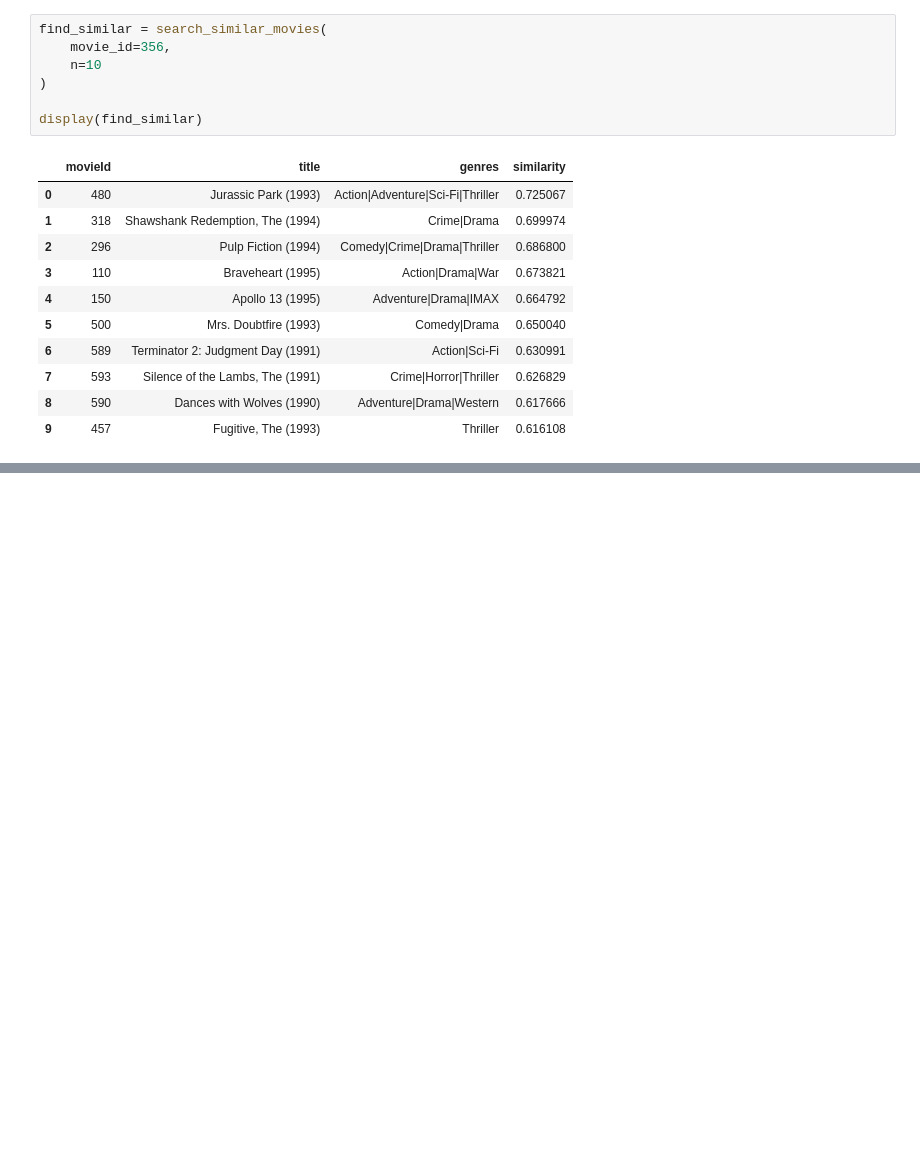
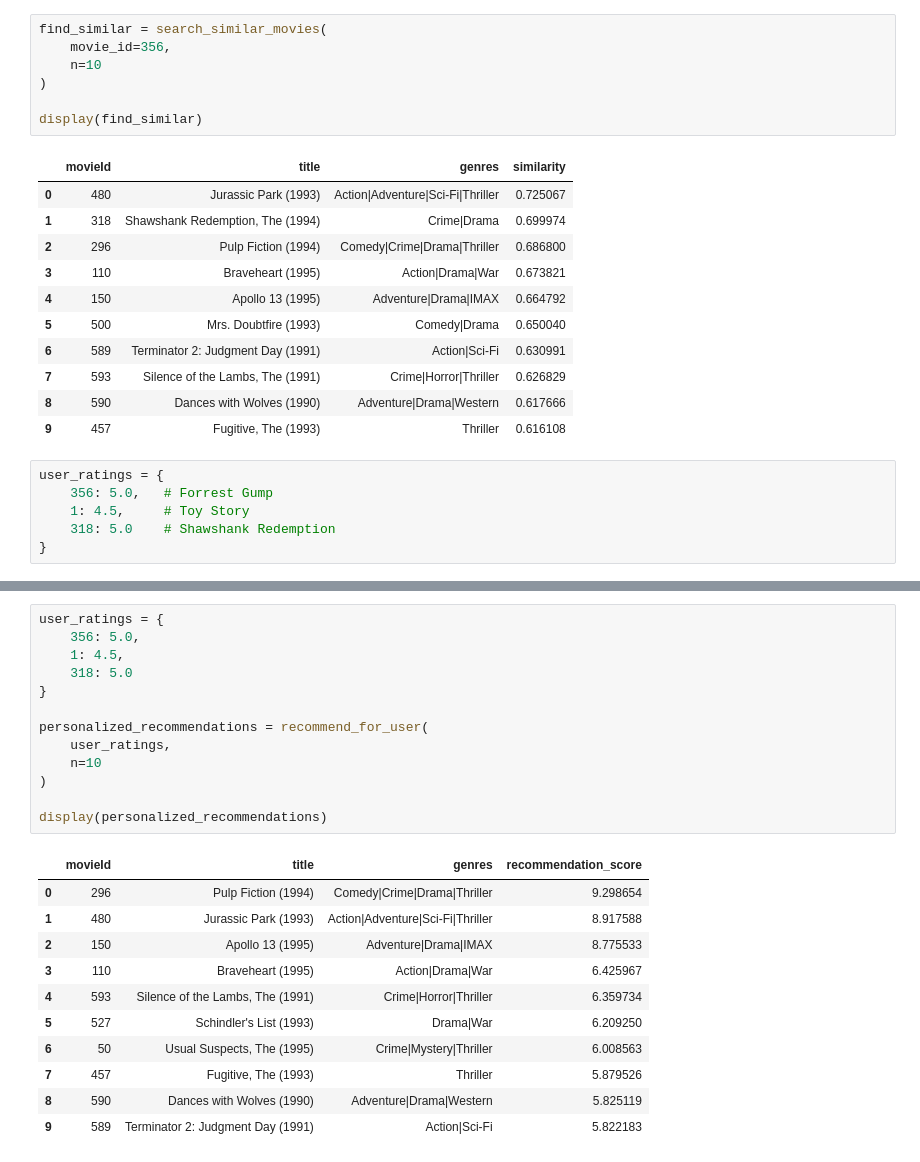
Before and after one commit to AnkitJha06/Movie-recommendation, a Jupyter notebook: movie.ipynb, the cells around one changed output, grey strips where cells are left out. Saved outputs shown, nothing was run; the diff lists cells and outputs as text; blank space fills up the shorter version.

```diff
--- a/movie.ipynb
+++ b/movie.ipynb
@@ -469,3 +464,9 @@ display(find_similar)
 | 7 | 593 | Silence of the Lambs, The (1991) | Crime|Horror|Thriller | 0.626829 |
 | 8 | 590 | Dances with Wolves (1990) | Adventure|Drama|Western | 0.617666 |
 | 9 | 457 | Fugitive, The (1993) | Thriller | 0.616108 |
+# %%
+user_ratings = {
+    356: 5.0,   # Forrest Gump
+    1: 4.5,     # Toy Story
+    318: 5.0    # Shawshank Redemption
+}
@@ -471,0 +527,25 @@ display(find_similar)
+# %%
+user_ratings = {
+    356: 5.0,
+    1: 4.5,
+    318: 5.0
+}
+
+personalized_recommendations = recommend_for_user(
+    user_ratings,
+    n=10
+)
+
+display(personalized_recommendations)
+# %% [output]
+|  | movieId | title | genres | recommendation_score |
+| 0 | 296 | Pulp Fiction (1994) | Comedy|Crime|Drama|Thriller | 9.298654 |
+| 1 | 480 | Jurassic Park (1993) | Action|Adventure|Sci-Fi|Thriller | 8.917588 |
+| 2 | 150 | Apollo 13 (1995) | Adventure|Drama|IMAX | 8.775533 |
+| 3 | 110 | Braveheart (1995) | Action|Drama|War | 6.425967 |
+| 4 | 593 | Silence of the Lambs, The (1991) | Crime|Horror|Thriller | 6.359734 |
+| 5 | 527 | Schindler's List (1993) | Drama|War | 6.209250 |
+| 6 | 50 | Usual Suspects, The (1995) | Crime|Mystery|Thriller | 6.008563 |
+| 7 | 457 | Fugitive, The (1993) | Thriller | 5.879526 |
+| 8 | 590 | Dances with Wolves (1990) | Adventure|Drama|Western | 5.825119 |
+| 9 | 589 | Terminator 2: Judgment Day (1991) | Action|Sci-Fi | 5.822183 |
```
Also changed, not shown: parts of 6 cells of this notebook.
